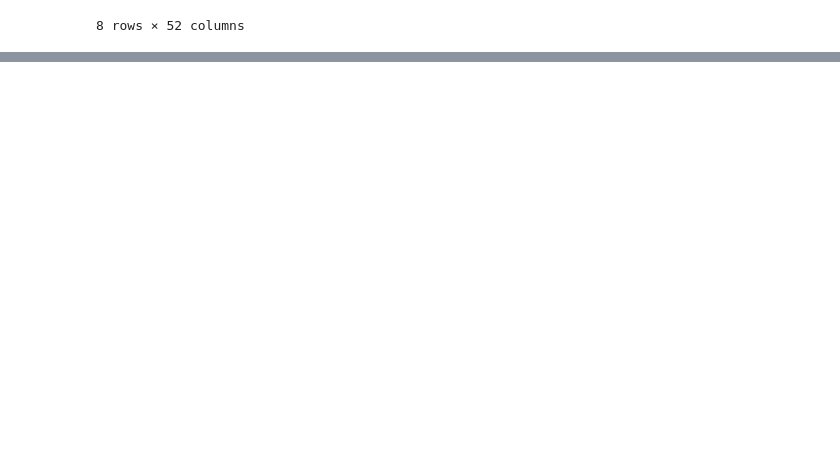
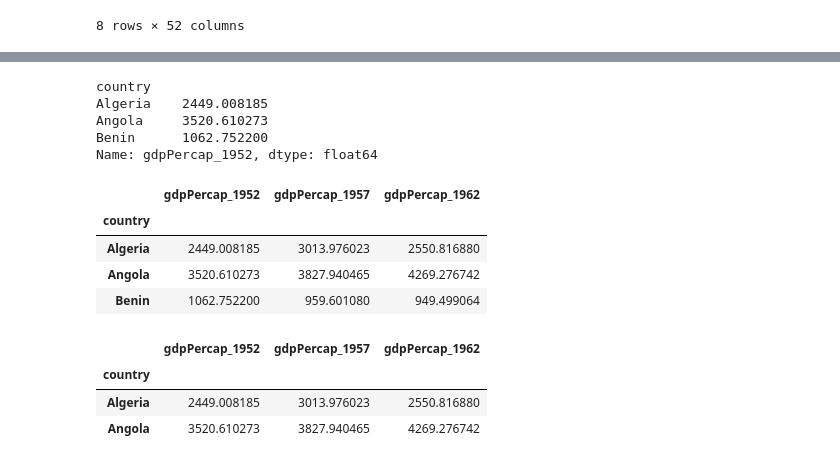
Before and after one commit to pvanheus/2016-10-05-riverclub-python, a Jupyter notebook: Session3.ipynb, the cells around one changed output, grey strips where cells are left out. Drawn from its saved outputs; the diff is of its cells as text; code cells hidden in the pictures; blank space fills up the shorter version.

```diff
--- a/Session3.ipynb
+++ b/Session3.ipynb
@@ -179,0 +196,23 @@ africa_data.T[:3].to_csv('data/africa_subset.csv')
+# %%
+africa_data.ix['Algeria':'Benin', 'gdpPercap_1952']
+# %% [output]
+country
+Algeria    2449.008185
+Angola     3520.610273
+Benin      1062.752200
+Name: gdpPercap_1952, dtype: float64
+# %%
+africa_data.ix['Algeria':'Benin', 'gdpPercap_1952':'gdpPercap_1962']
+# %% [output]
+|  | gdpPercap_1952 | gdpPercap_1957 | gdpPercap_1962 |
+| country |  |  |  |
+| Algeria | 2449.008185 | 3013.976023 | 2550.816880 |
+| Angola | 3520.610273 | 3827.940465 | 4269.276742 |
+| Benin | 1062.752200 | 959.601080 | 949.499064 |
+# %%
+africa_data.ix['Algeria':'Benim', 'gdpPercap_1952':'gdpPercap_1962']
+# %% [output]
+|  | gdpPercap_1952 | gdpPercap_1957 | gdpPercap_1962 |
+| country |  |  |  |
+| Algeria | 2449.008185 | 3013.976023 | 2550.816880 |
+| Angola | 3520.610273 | 3827.940465 | 4269.276742 |
```
Also changed, not shown: parts of 1 cell of this notebook.
